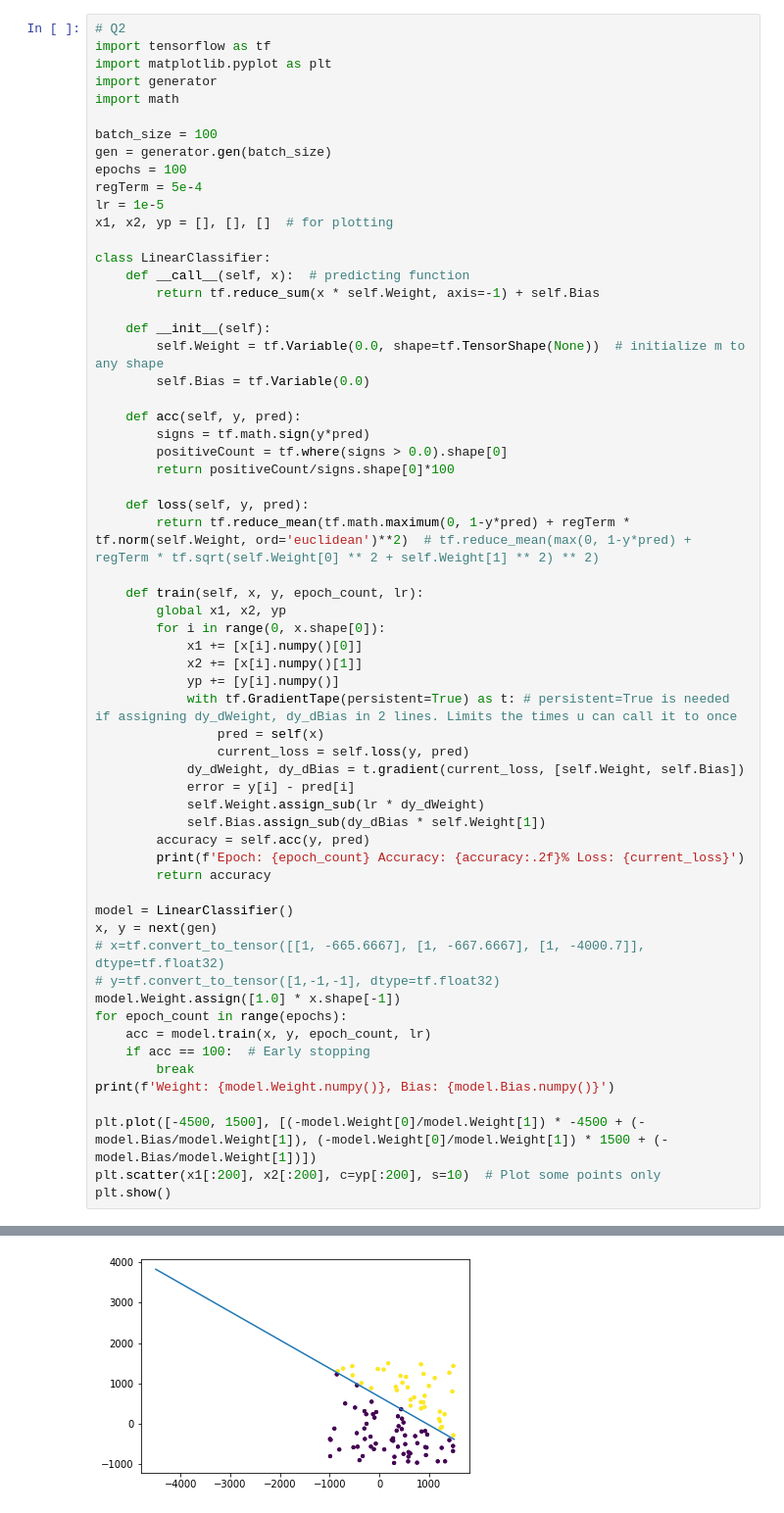
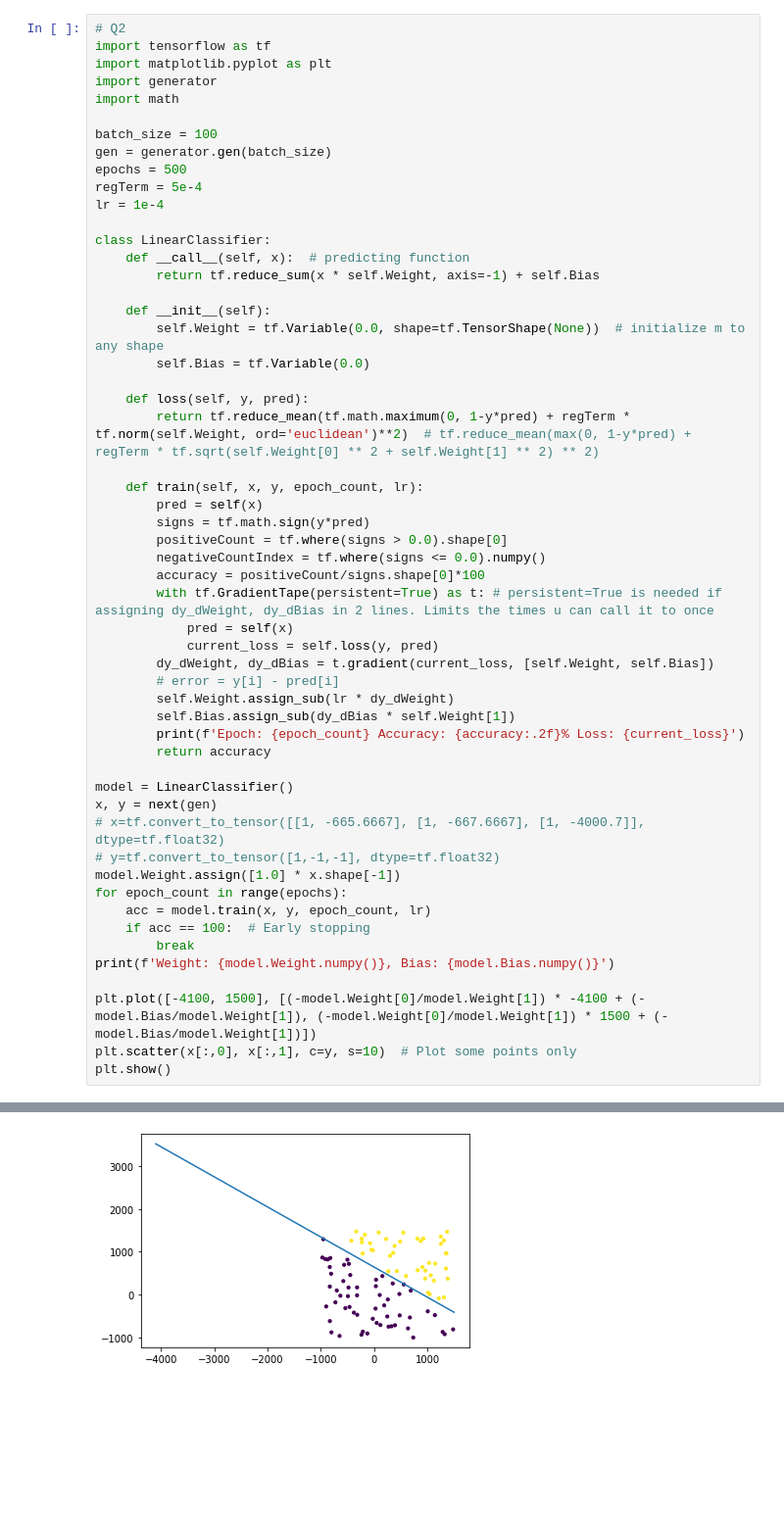
Before and after one commit to aliencaocao/IRS-ML, a Jupyter notebook: Linear Classification/Linear Classification.ipynb, the cells around one changed output, grey strips where cells are left out. Shown: that part at 98% size. Drawn from its saved outputs; the diff is of its cells as text; blank space fills up the shorter version.

```diff
--- a/Linear Classification/Linear Classification.ipynb
+++ b/Linear Classification/Linear Classification.ipynb
@@ -80,10 +72,9 @@ import math
 
 batch_size = 100
 gen = generator.gen(batch_size)
-epochs = 100
+epochs = 500
 regTerm = 5e-4
-lr = 1e-5
-x1, x2, yp = [], [], []  # for plotting
+lr = 1e-4
 
 class LinearClassifier:
     def __call__(self, x):  # predicting function
@@ -93,28 +84,22 @@ class LinearClassifier:
         self.Weight = tf.Variable(0.0, shape=tf.TensorShape(None))  # initialize m to any shape
         self.Bias = tf.Variable(0.0)
 
-    def acc(self, y, pred):
-        signs = tf.math.sign(y*pred)
-        positiveCount = tf.where(signs > 0.0).shape[0]
-        return positiveCount/signs.shape[0]*100
-
     def loss(self, y, pred):
         return tf.reduce_mean(tf.math.maximum(0, 1-y*pred) + regTerm * tf.norm(self.Weight, ord='euclidean')**2)  # tf.reduce_mean(max(0, 1-y*pred) + regTerm * tf.sqrt(self.Weight[0] ** 2 + self.Weight[1] ** 2) ** 2)
 
     def train(self, x, y, epoch_count, lr):
-        global x1, x2, yp
-        for i in range(0, x.shape[0]):
-            x1 += [x[i].numpy()[0]]
-            x2 += [x[i].numpy()[1]]
-            yp += [y[i].numpy()]
-            with tf.GradientTape(persistent=True) as t: # persistent=True is needed if assigning dy_dWeight, dy_dBias in 2 lines. Limits the times u can call it to once
-                pred = self(x)
-                current_loss = self.loss(y, pred)
-            dy_dWeight, dy_dBias = t.gradient(current_loss, [self.Weight, self.Bias])
-            error = y[i] - pred[i]
-            self.Weight.assign_sub(lr * dy_dWeight)
-            self.Bias.assign_sub(dy_dBias * self.Weight[1])
-        accuracy = self.acc(y, pred)
+        pred = self(x)
+        signs = tf.math.sign(y*pred)
+        positiveCount = tf.where(signs > 0.0).shape[0]
+        negativeCountIndex = tf.where(signs <= 0.0).numpy()
+        accuracy = positiveCount/signs.shape[0]*100
+        with tf.GradientTape(persistent=True) as t: # persistent=True is needed if assigning dy_dWeight, dy_dBias in 2 lines. Limits the times u can call it to once
+            pred = self(x)
+            current_loss = self.loss(y, pred)
+        dy_dWeight, dy_dBias = t.gradient(current_loss, [self.Weight, self.Bias])
+        # error = y[i] - pred[i]
+        self.Weight.assign_sub(lr * dy_dWeight)
+        self.Bias.assign_sub(dy_dBias * self.Weight[1])
         print(f'Epoch: {epoch_count} Accuracy: {accuracy:.2f}% Loss: {current_loss}')
         return accuracy
 
@@ -129,7 +114,7 @@ for epoch_count in range(epochs):
         break
 print(f'Weight: {model.Weight.numpy()}, Bias: {model.Bias.numpy()}')
 
-plt.plot([-4500, 1500], [(-model.Weight[0]/model.Weight[1]) * -4500 + (-model.Bias/model.Weight[1]), (-model.Weight[0]/model.Weight[1]) * 1500 + (-model.Bias/model.Weight[1])])
-plt.scatter(x1[:200], x2[:200], c=yp[:200], s=10)  # Plot some points only
+plt.plot([-4100, 1500], [(-model.Weight[0]/model.Weight[1]) * -4100 + (-model.Bias/model.Weight[1]), (-model.Weight[0]/model.Weight[1]) * 1500 + (-model.Bias/model.Weight[1])])
+plt.scatter(x[:,0], x[:,1], c=y, s=10)  # Plot some points only
 plt.show()
 # %% [output]
@@ -153 +138 @@ Weight: [0.24451807 0.34862807], Bias: -233.44422912597656
-[figure, old version]
+[figure, new version]
```
Also changed, not shown: parts of 2 cells of this notebook.
